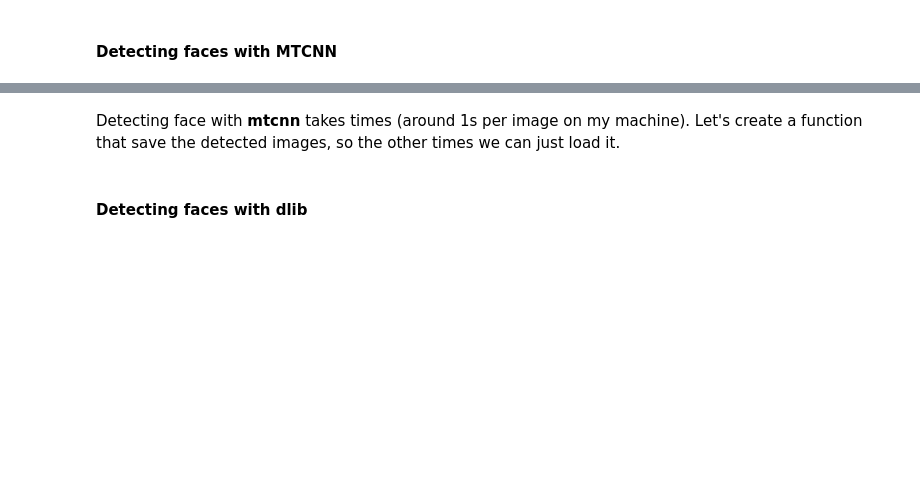
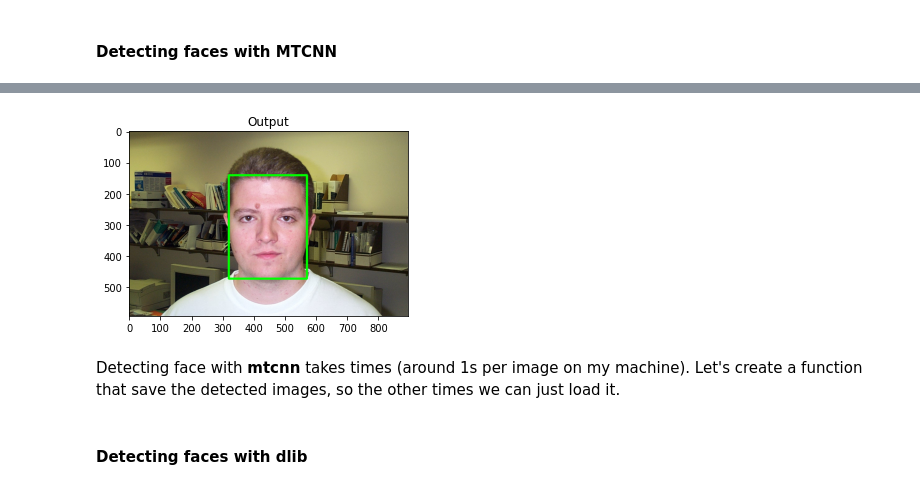
Before and after one commit to denizsoysal/biometrics, a Jupyter notebook: assignments/assignment3/Assignment3/assignment_3_2022.ipynb, the cells around one changed output, grey strips where cells are left out. Drawn from its saved outputs; the diff is of its cells as text; code cells hidden in the pictures; blank space fills up the shorter version.

```diff
--- a/assignments/assignment3/Assignment3/assignment_3_2022.ipynb
+++ b/assignments/assignment3/Assignment3/assignment_3_2022.ipynb
@@ -1337,39 +1274,49 @@ train = data["images"]
 for some samples, we are not able to detect the face
 so, the results dic is empty
 when looking for face = pixels[y1:y2, x1:x2], it gives
 an error
 what we can do is to remove theses images without faces from the training set
 and for the test set, what we can do is to "copy" the samples dic of the previous
 samples : it will be an error but at least not make the code bug
 
 """
 # extract a single face from a given photograph
-def extract_face(dataset, required_size=(160, 160)):
-    images = np.array(dataset)
+def extract_face(image, required_size=(160, 160),display=True):
+    input_image = image.copy()
+    input_image = cv2.cvtColor(input_image, cv2.COLOR_BGR2RGB)
+    output_image = image.copy()
+    output_image = cv2.cvtColor(output_image, cv2.COLOR_BGR2RGB)
+
+    images = np.array(image)
     images = Image.fromarray(images, "RGB")
     # convert to array
 #     print(images.getbands())
     pixels = asarray(images)
     # create the detector, using default weights
     detector = MTCNN()
     # detect faces in the image
     results = detector.detect_faces(pixels)
-#     print(results)
     # extract the bounding box from the first face
     x1, y1, width, height = results[0]['box']
     # bug fix
     x1, y1 = abs(x1), abs(y1)
     x2, y2 = x1 + width, y1 + height
     # extract the face
     face = pixels[y1:y2, x1:x2]
     # resize pixels to the model size
     image = Image.fromarray(face)
     image = image.resize(required_size)
     face_array = asarray(image)
-    return face_array
 
-# load the photo and extract the face
-print(train.iloc[52].shape)
-face = extract_face(train[52])
-print(face.shape)
-plt.imshow(face)
+    if display==True:
+        cv2.rectangle(output_image, pt1=(x1, y1), pt2=(x2, y2), color=(0, 255, 0), thickness=width//50)
+        plt.figure(figsize=[5,5])
+        plt.imshow(output_image[:,:,::-1]);plt.title("Output");
+
+
+
+    return [x1,y1,x2,y2] ,face_array
+
+[x1,y1,x2,y2],face_array = extract_face(train[55])
+# %% [output]
+[figure, added]
```
Also changed, not shown: parts of 20 cells of this notebook.
